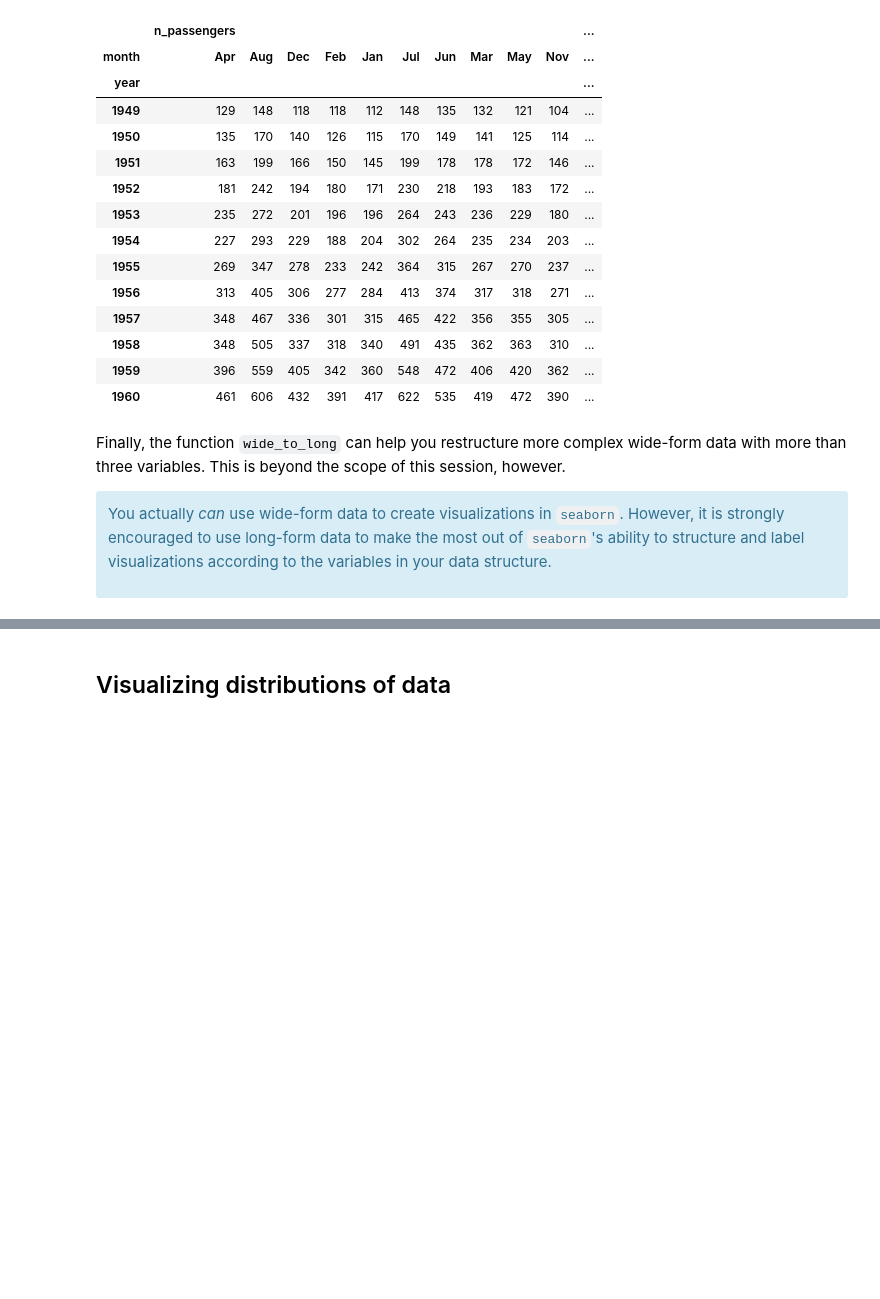
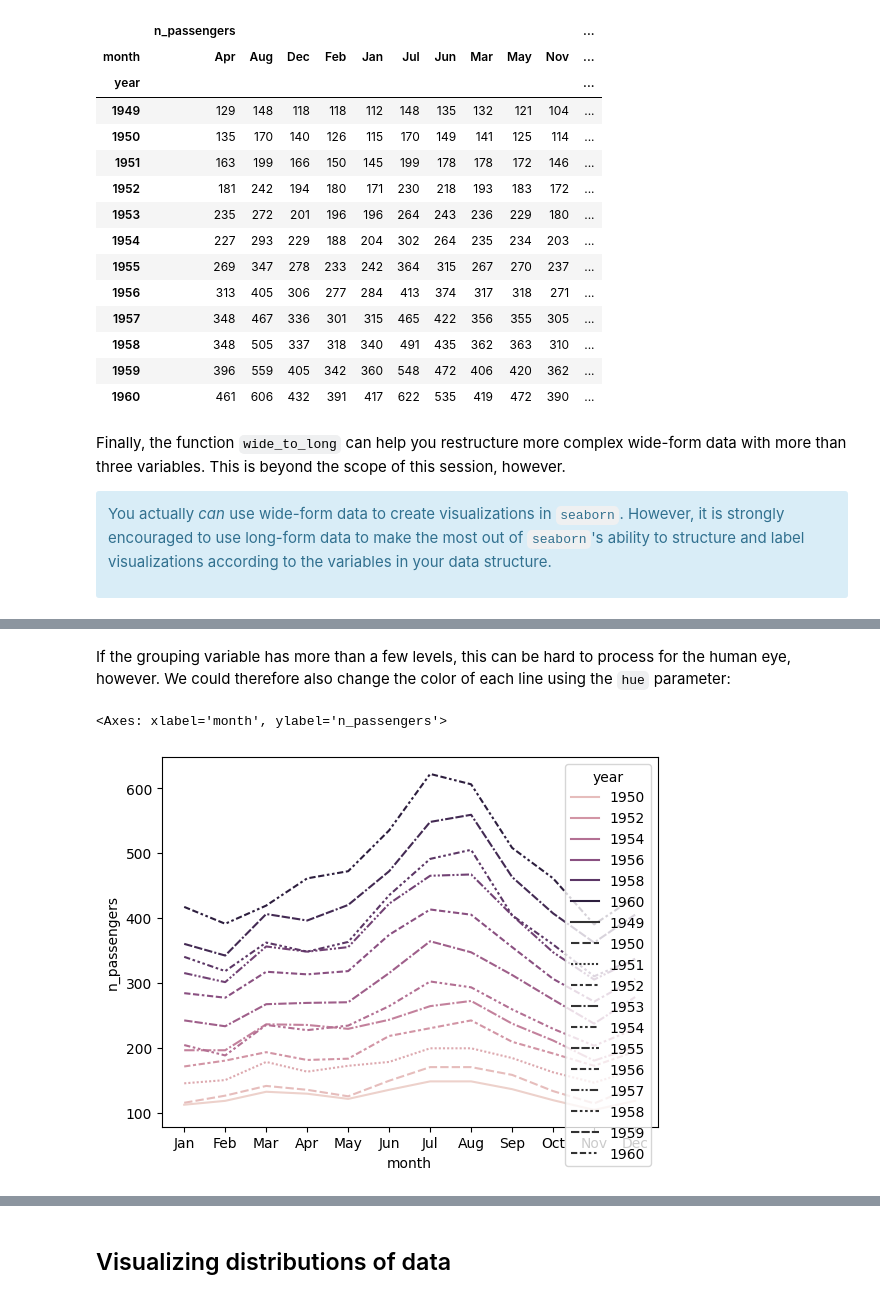
Before and after one commit to Dartmouth-Libraries/data-viz-seaborn, a Jupyter notebook: notebooks/01-basics.ipynb, the cells around one changed output, grey strips where cells are left out. Drawn from its saved outputs; the diff is of its cells as text; code cells hidden in the pictures; blank space fills up the shorter version.

```diff
--- a/notebooks/01-basics.ipynb
+++ b/notebooks/01-basics.ipynb
@@ -161,0 +189,7 @@ In the next couple of sections, we will see how to use both kinds of functions.
+# %% [markdown]
+If the grouping variable has more than a few levels, this can be hard to process for the human eye, however. We could therefore also change the color of each line using the `hue` parameter:
+# %%
+sns.lineplot(flights_long, x="month", y="n_passengers", style="year", hue="year")
+# %% [output]
+<Axes: xlabel='month', ylabel='n_passengers'>
+[figure, added]
```
Also changed, not shown: parts of 15 cells of this notebook.
